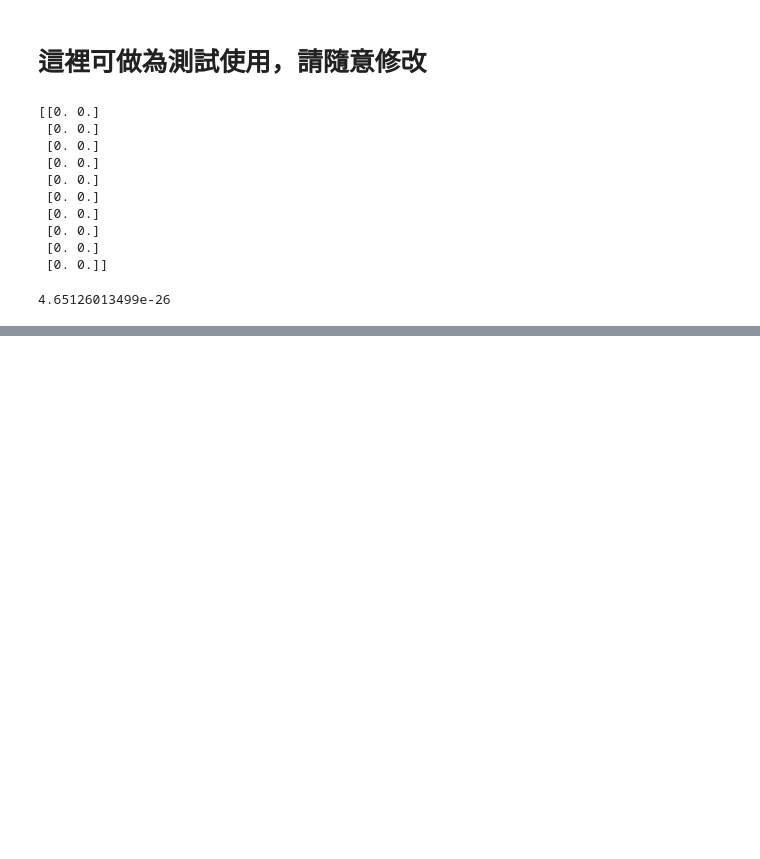
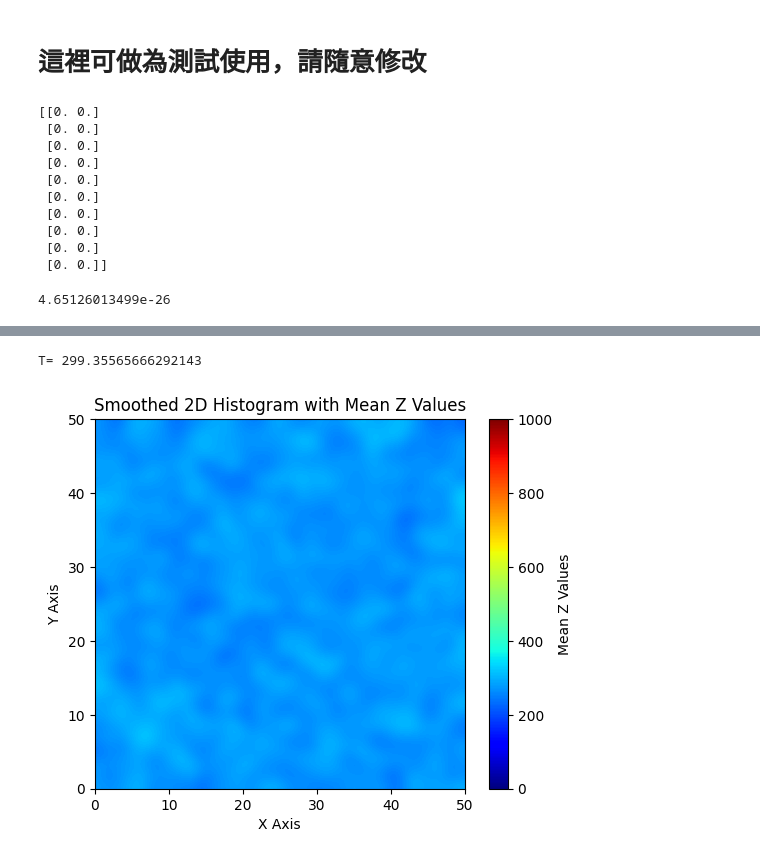
Before and after one commit to Yiyang-lii/AC_simulation, a Jupyter notebook: test.ipynb, the cells around one changed output, grey strips where cells are left out. Cells and saved outputs as stored; diff of their text form; code cells hidden in the pictures; blank space fills up the shorter version.

```diff
--- a/test.ipynb
+++ b/test.ipynb
@@ -244,0 +242,21 @@ plt.show()
+# %%
+import numpy as np
+import matplotlib.pyplot as plt
+from scipy.ndimage import gaussian_filter
+
+# Smooth the data using a Gaussian filter
+smoothed_mean_values = gaussian_filter(mean_values, sigma=5)
+
+tt = np.mean(z_values)
+print('T=', tt)
+
+# Plot the 2D histogram with mean values
+plt.imshow(smoothed_mean_values.T, extent=(xmin, xmax, ymin, ymax), cmap='jet',vmin=0,vmax=1000, origin='lower')
+plt.colorbar(label='Mean Z Values')
+plt.xlabel('X Axis')
+plt.ylabel('Y Axis')
+plt.title('Smoothed 2D Histogram with Mean Z Values')
+plt.show()
+# %% [output]
+T= 299.35565666292143
+[figure, added]
```
Also changed, not shown: parts of 12 cells of this notebook, 2 other files.
